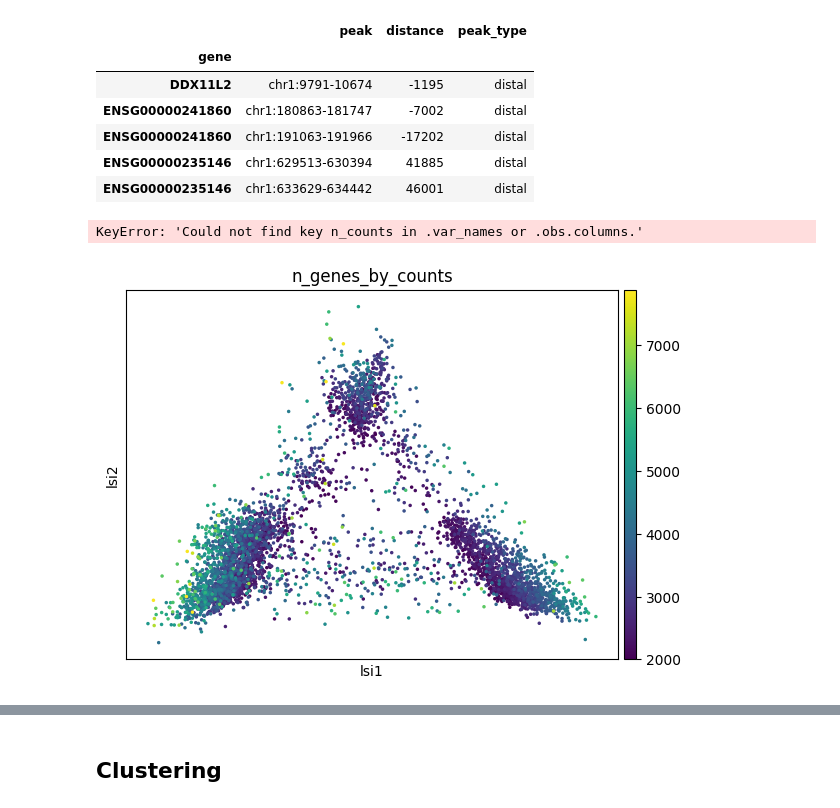
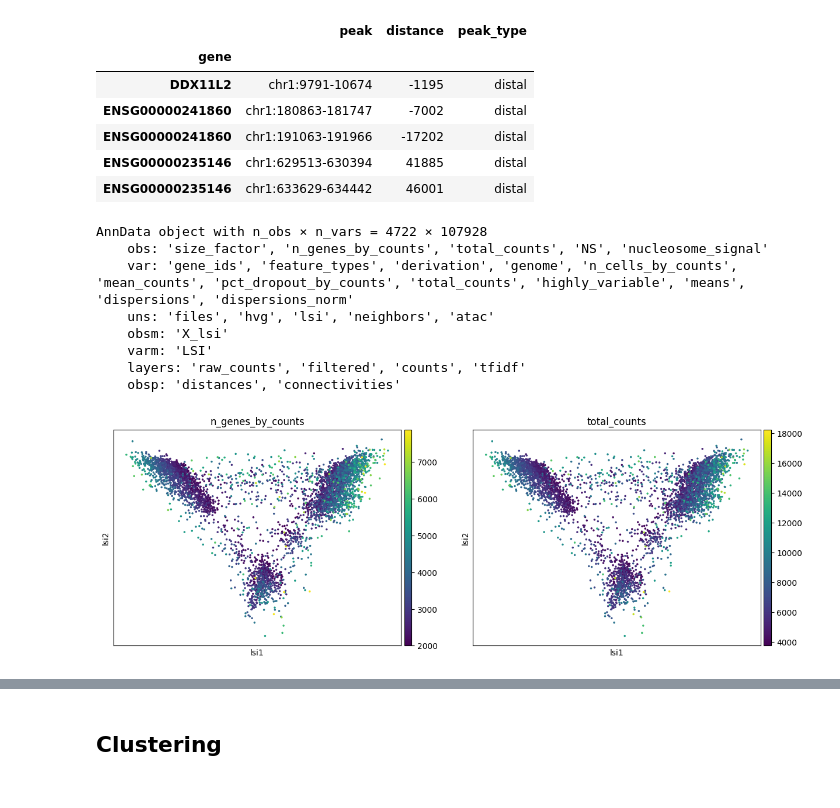
Before and after one commit to SamueleSoraggi/PIB-johan-olesen, a Jupyter notebook: Notebooks/atac.ipynb, the cells around one changed output, grey strips where cells are left out. Cells and saved outputs as stored; diff of their text form; code cells hidden in the pictures.

```diff
--- a/Notebooks/atac.ipynb
+++ b/Notebooks/atac.ipynb
@@ -124,8 +112,18 @@ atac.uns['atac']['peak_annotation'].head()
 | ENSG00000241860 | chr1:191063-191966 | -17202 | distal |
 | ENSG00000235146 | chr1:629513-630394 | 41885 | distal |
 | ENSG00000235146 | chr1:633629-634442 | 46001 | distal |
+# %%
+atac
+# %% [output]
+AnnData object with n_obs × n_vars = 4722 × 107928
+    obs: 'size_factor', 'n_genes_by_counts', 'total_counts', 'NS', 'nucleosome_signal'
+    var: 'gene_ids', 'feature_types', 'derivation', 'genome', 'n_cells_by_counts', 'mean_counts', 'pct_dropout_by_counts', 'total_counts', 'highly_variable', 'means', 'dispersions', 'dispersions_norm'
+    uns: 'files', 'hvg', 'lsi', 'neighbors', 'atac'
+    obsm: 'X_lsi'
+    varm: 'LSI'
+    layers: 'raw_counts', 'filtered', 'counts', 'tfidf'
+    obsp: 'distances', 'connectivities'
 # %%
-sc.pl.embedding(atac, basis = 'lsi', color=["n_genes_by_counts", "n_counts"])
+sc.pl.embedding(atac, basis = 'lsi', color=["n_genes_by_counts", "total_counts"])
 # %% [output]
-KeyError: 'Could not find key n_counts in .var_names or .obs.columns.'
-[figure, old version]
+[figure, new version]
```
Also changed, not shown: parts of 25 cells of this notebook, 1 other file.
